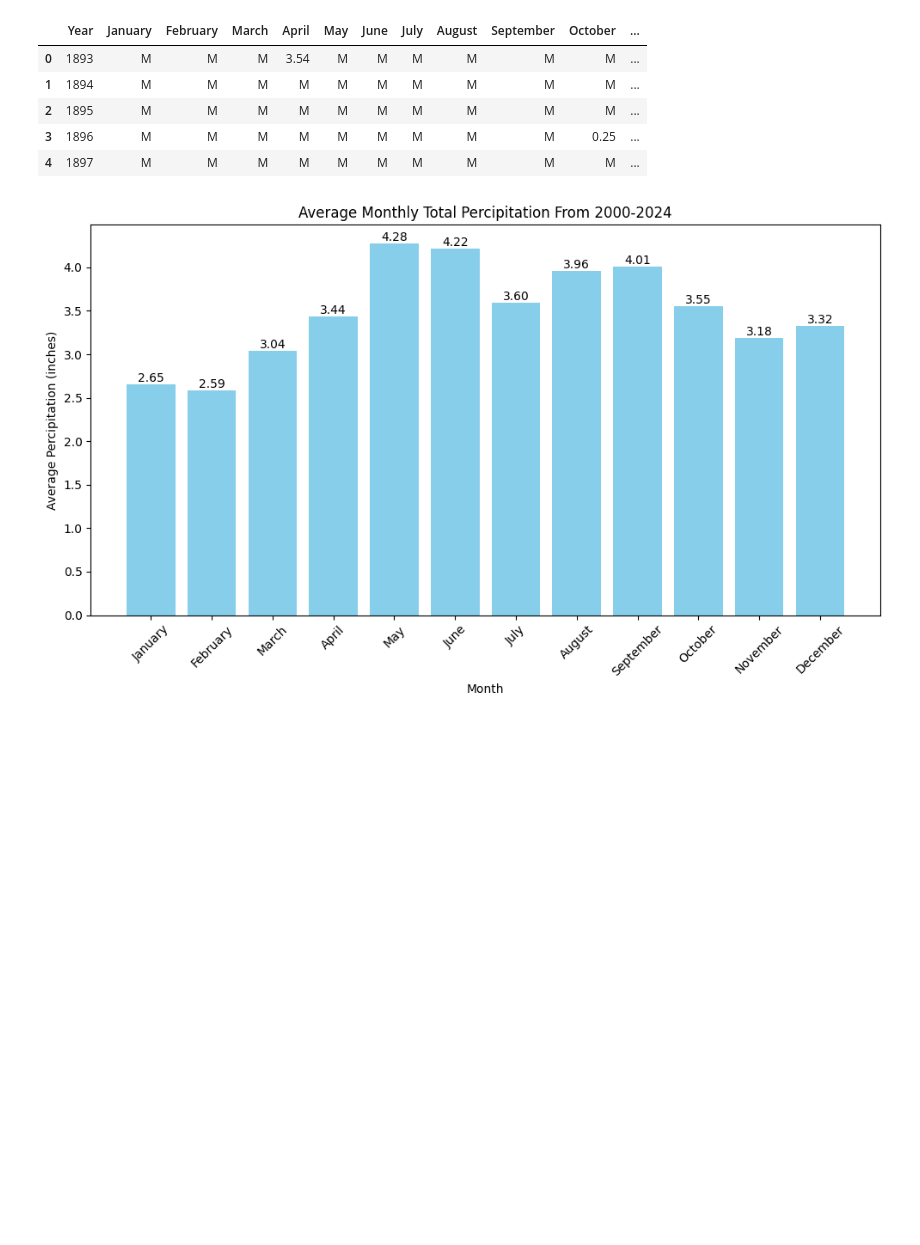
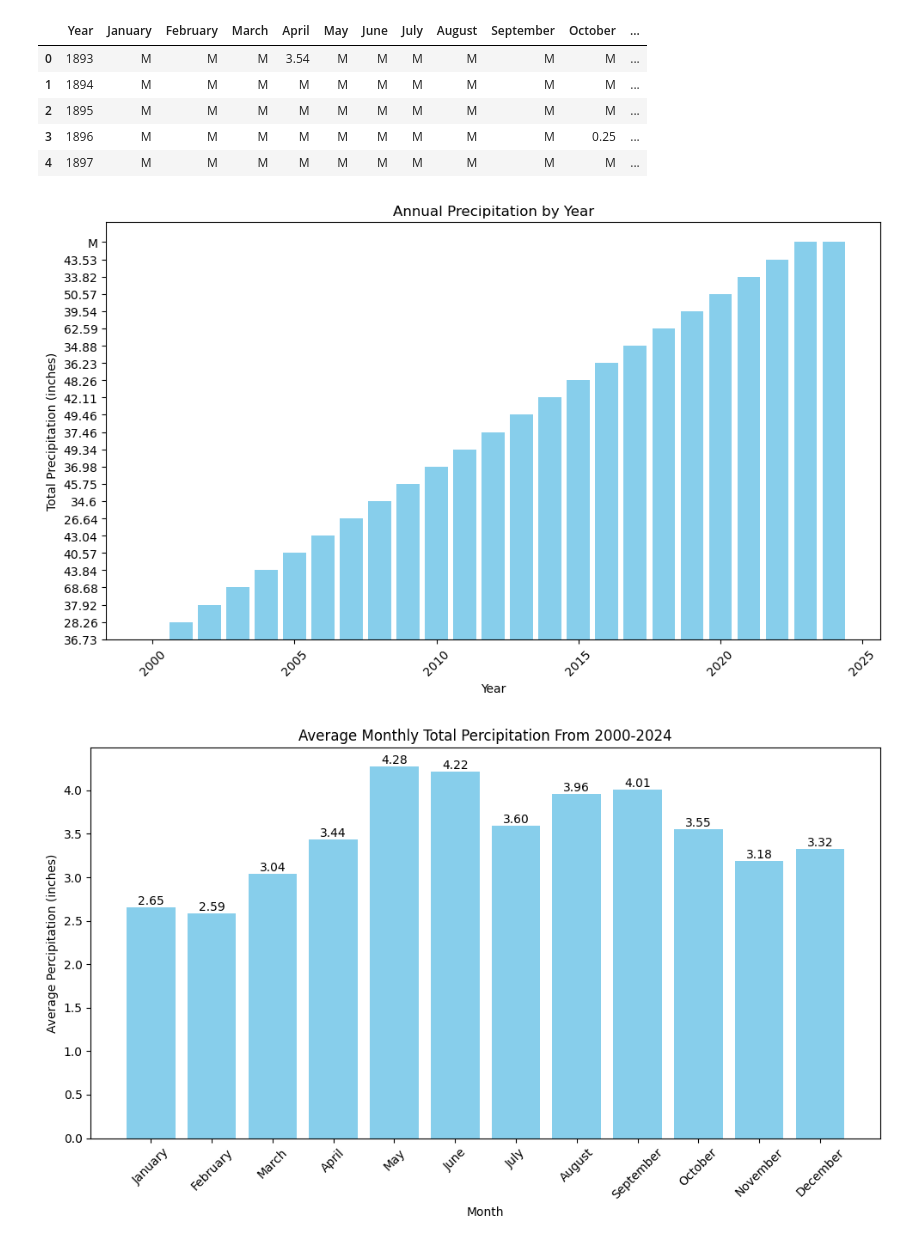
Before and after one commit to phipyao/ds4002-project-2, a Jupyter notebook: SCRIPTS/code.ipynb, the cells around one changed output. Cells and saved outputs as stored; diff of their text form; code cells hidden in the pictures; blank space fills up the shorter version.

```diff
--- a/SCRIPTS/code.ipynb
+++ b/SCRIPTS/code.ipynb
@@ -48,6 +50,24 @@ df3.head()
 | 2 | 1895 | M | M | M | M | M | M | M | M | M | M | ... |
 | 3 | 1896 | M | M | M | M | M | M | M | M | M | 0.25 | ... |
 | 4 | 1897 | M | M | M | M | M | M | M | M | M | M | ... |
+# %%
+# Set the style for plots
+plt.style.use('default')
+
+# Convert 'Annual' to numeric for analysis data
+df1['Annual'] = pd.to_numeric(df1['Annual'], errors='coerce')
+
+# Create a bar chart for Annual Precipitation by Year
+plt.figure(figsize=(10, 6))
+plt.bar(df1['Year'], df1['Annual'], color='skyblue')
+plt.title('Annual Precipitation by Year')
+plt.xlabel('Year')
+plt.ylabel('Total Precipitation (inches)')
+plt.xticks(rotation=45)
+plt.tight_layout()
+plt.show()
+# %% [output]
+[figure, added]
 # %%
 df1.replace('M', pd.NA, inplace=True)
 
```
Also changed, not shown: parts of 3 cells of this notebook.
